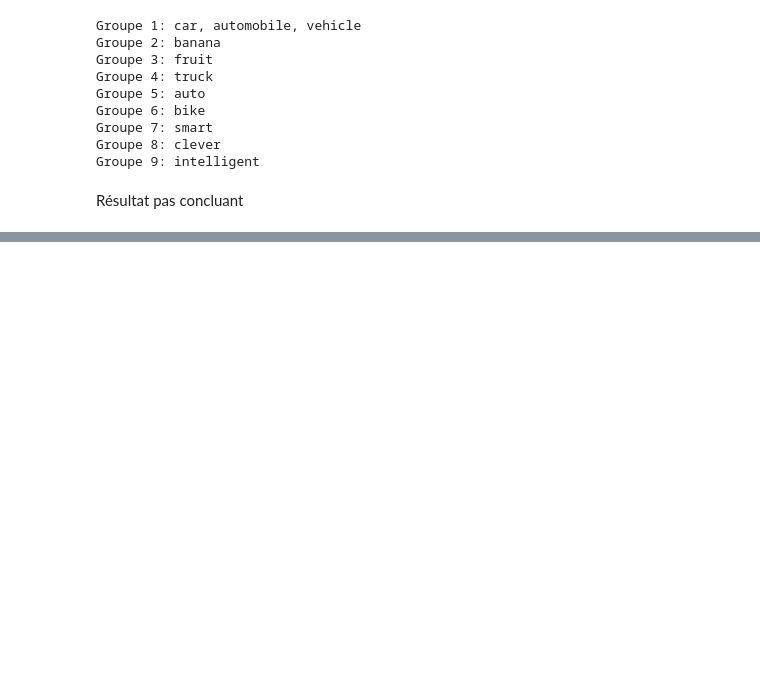
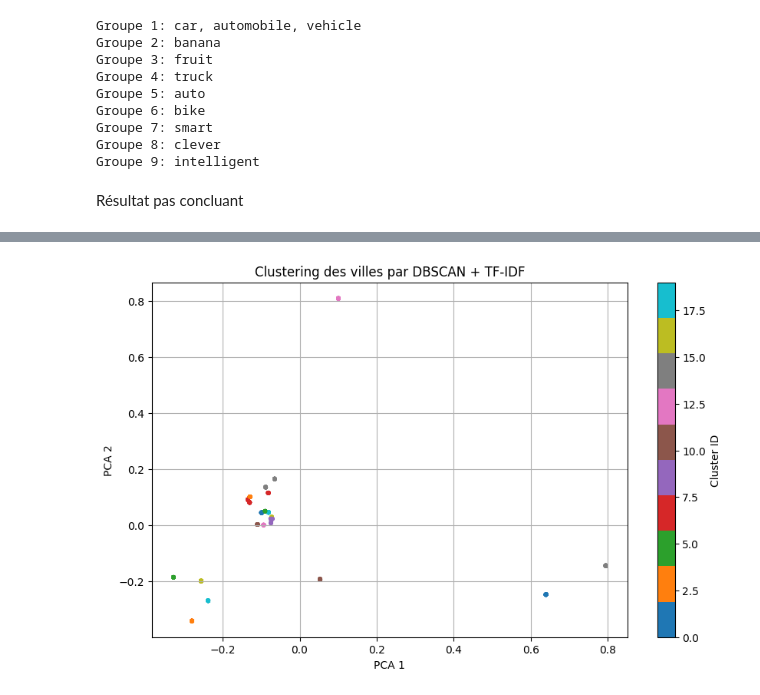
Before and after one commit to mathias-mhlt/SMART, a Jupyter notebook: consistent-representation_research.ipynb, the cells around one changed output, grey strips where cells are left out. Drawn from its saved outputs; the diff is of its cells as text; code cells hidden in the pictures; blank space fills up the shorter version.

Commit message:
Début de pistes sur les acronymes pour la Consitent Representation

```diff
--- a/consistent-representation_research.ipynb
+++ b/consistent-representation_research.ipynb
@@ -127,7 +127,6 @@ for col in text_columns:
     #intialisation des set
     set_mot_base = set()
     set_synonymes = set()
-    count_val_to_change=0
     for val in df[col].dropna():  # ici on a enlever les valeurs nulles des colonnes car on ne traite pas ce cas dans ce critère
         if val not in set_mot_base :
             if val not in set_synonymes :
@@ -312,0 +315,10 @@ Résultat pas concluant
+# %%
+#import
+import pandas as pd
+
+#input
+fichier="/Users/gouineaud/Desktop/4IF/INSA/PLD-SMART/cities_dataset.csv"
+# %%
+def acronym(phrase):
+    # Séparer les mots, prendre la première lettre de chaque, et mettre en majuscule
+    return ''.join(word[0].upper() for word in phrase.split() if word)
@@ -312,0 +388,73 @@ Résultat pas concluant
+# %%
+from sklearn.feature_extraction.text import TfidfVectorizer
+from sklearn.cluster import DBSCAN
+from sklearn.decomposition import PCA
+import matplotlib.pyplot as plt
+import pandas as pd
+
+
+fichier = "/Users/gouineaud/Desktop/4IF/INSA/PLD-SMART/city_only.csv"
+
+
+def acronym(phrase):
+    # Séparer les mots, prendre la première lettre de chaque, et mettre en majuscule
+    return ''.join(word[0].upper() for word in phrase.split() if word)
+
+# Lire le fichier
+df = pd.read_csv(fichier)
+print("Jeu de donnée passé en paramètres : ")
+print(df)
+
+# Récupérer uniquement les colonnes de type texte (objet = chaîne)
+text_columns = df.select_dtypes(include="object").columns
+#total_text_columns = len(text_columns)             #nombre de colonnes textuelles
+#total_text_entries_columns = df[text_columns].size #nombre de données par colonnes
+print("colonnes retenues (celles qui sont reconnues pour être du texte) : ", text_columns)
+
+#init compte des valeurs à changer par synonymes dans la BD
+count_val_to_change_acronyms=0
+
+#init dic d'acronym à rajouter à notre BD
+dic_acronym={}
+
+# Boucle sur chaque ligne des colonnes texte
+for col in text_columns:
+    #intialisation des set
+    set_acronym = set()
+    for val in df[col].dropna():  # ici on a enlever les valeurs nulles des colonnes car on ne traite pas ce cas dans ce critère
+        if val not in set_acronym :
+            val_acronym=acronym(val)
+            set_acronym.add(val_acronym)
+            dic_acronym[val]=val_acronym
+        else:
+            count_val_to_change_acronyms+=1
+    print(set_acronym)
+
+
+
+df["Acronym"] = df["City"].map(dic_acronym)
+
+# Vectorisation
+vectorizer = TfidfVectorizer(analyzer='char_wb', ngram_range=(2, 4))
+X = vectorizer.fit_transform(df['City'])
+
+# Clustering
+clustering = DBSCAN(eps=0.5, min_samples=3, metric='cosine')
+df['Cluster'] = clustering.fit_predict(X)
+
+# (Optionnel) évaluer les regroupements avec 'Acronym'
+grouped = df.groupby(['Cluster', 'Acronym']).size().unstack(fill_value=0)
+
+# Visualisation
+pca = PCA(n_components=2)
+coords = pca.fit_transform(X.toarray())
+
+plt.figure(figsize=(10, 6))
+plt.scatter(coords[:, 0], coords[:, 1], c=df['Cluster'], cmap='tab10', s=10)
+plt.title("Clustering des villes par DBSCAN + TF-IDF")
+plt.xlabel("PCA 1")
+plt.ylabel("PCA 2")
+plt.colorbar(label="Cluster ID")
+plt.grid(True)
+plt.show()
+# %% [output]
@@ -312,0 +478 @@ Résultat pas concluant
+[figure, added]
```
Also changed, not shown: parts of 8 cells of this notebook.
